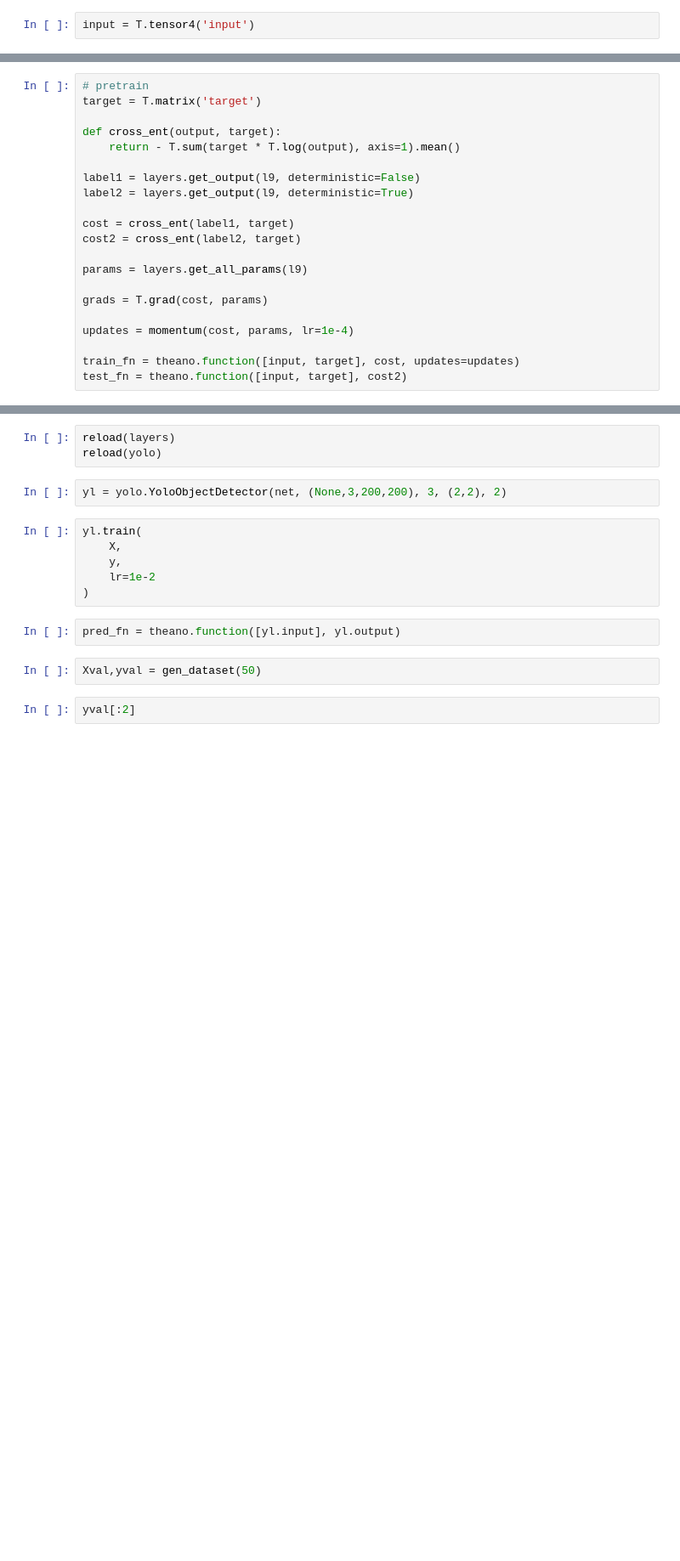
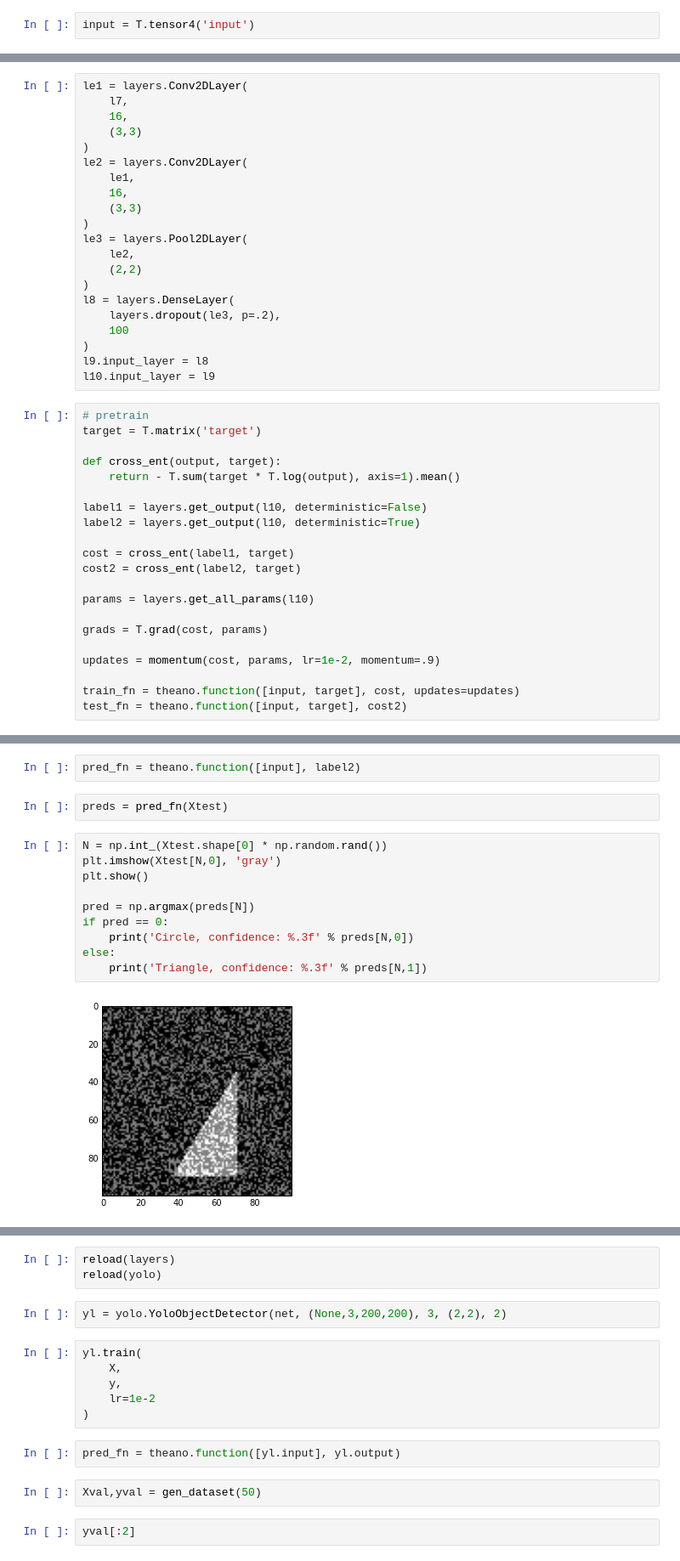
Before and after one commit to ColinGaudreau/bnr_ml, a Jupyter notebook: objectdetect/notebooks/test_using_lasagne.ipynb, the cells around one changed output, grey strips where cells are left out. Shown at 85% size. Cells and saved outputs as stored; diff of their text form; blank space fills up the shorter version.

```diff
--- a/objectdetect/notebooks/test_using_lasagne.ipynb
+++ b/objectdetect/notebooks/test_using_lasagne.ipynb
@@ -157,3 +165,24 @@ l9 = layers.DenseLayer(
+# %%
+le1 = layers.Conv2DLayer(
+    l7,
+    16,
+    (3,3)
+)
+le2 = layers.Conv2DLayer(
+    le1,
+    16,
+    (3,3)
+)
+le3 = layers.Pool2DLayer(
+    le2,
+    (2,2)
+)
+l8 = layers.DenseLayer(
+    layers.dropout(le3, p=.2),
+    100
+)
+l9.input_layer = l8
+l10.input_layer = l9
 # %%
 # pretrain
 target = T.matrix('target')
@@ -161,17 +190,17 @@ target = T.matrix('target')
 def cross_ent(output, target):
     return - T.sum(target * T.log(output), axis=1).mean()
 
-label1 = layers.get_output(l9, deterministic=False)
-label2 = layers.get_output(l9, deterministic=True)
+label1 = layers.get_output(l10, deterministic=False)
+label2 = layers.get_output(l10, deterministic=True)
 
 cost = cross_ent(label1, target)
 cost2 = cross_ent(label2, target)
 
-params = layers.get_all_params(l9)
+params = layers.get_all_params(l10)
 
 grads = T.grad(cost, params)
 
-updates = momentum(cost, params, lr=1e-4)
+updates = momentum(cost, params, lr=1e-2, momentum=.9)
 
 train_fn = theano.function([input, target], cost, updates=updates)
 test_fn = theano.function([input, target], cost2)
@@ -208,0 +255,16 @@ Training error: 0.6896, Test eror: 0.6473
+# %%
+pred_fn = theano.function([input], label2)
+# %%
+preds = pred_fn(Xtest)
+# %%
+N = np.int_(Xtest.shape[0] * np.random.rand())
+plt.imshow(Xtest[N,0], 'gray')
+plt.show()
+
+pred = np.argmax(preds[N])
+if pred == 0:
+    print('Circle, confidence: %.3f' % preds[N,0])
+else:
+    print('Triangle, confidence: %.3f' % preds[N,1])
+# %% [output]
+[figure, added]
```
Also changed, not shown: parts of 17 cells of this notebook.
